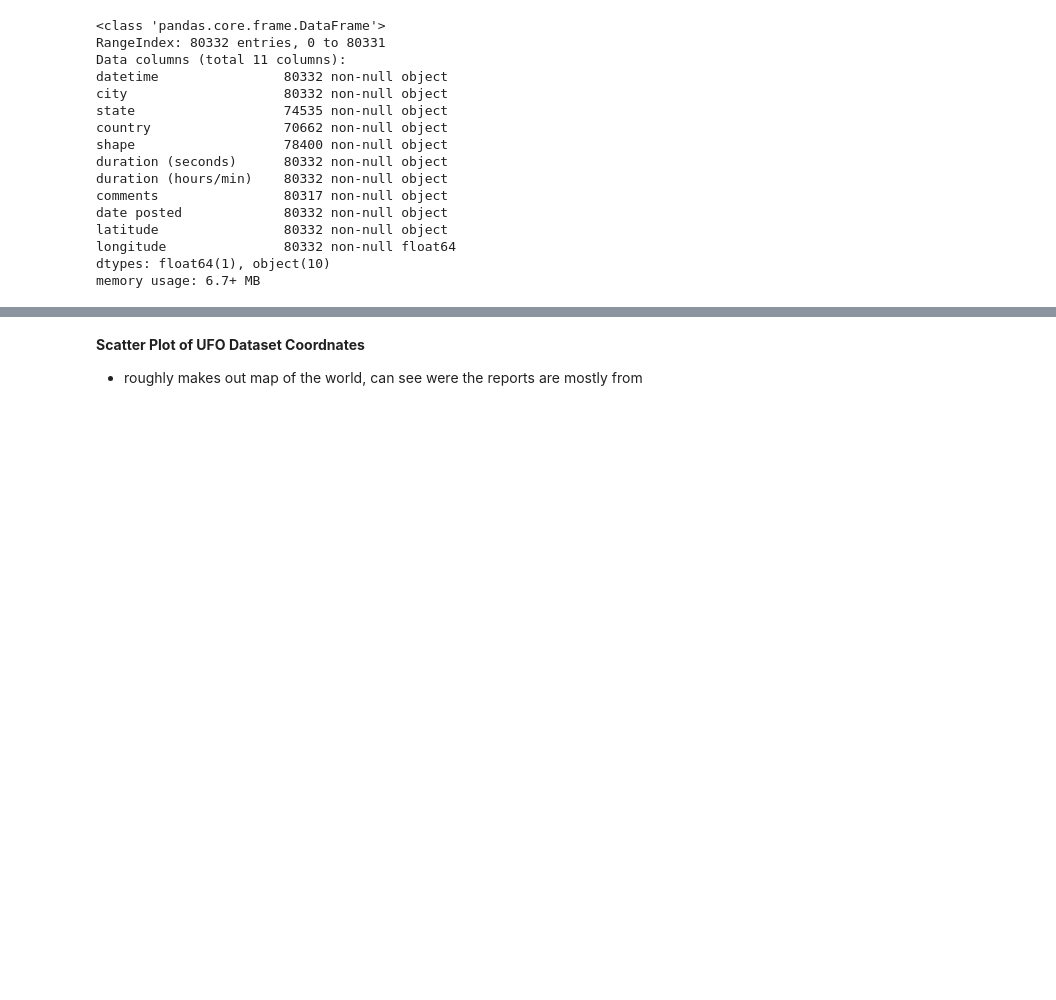
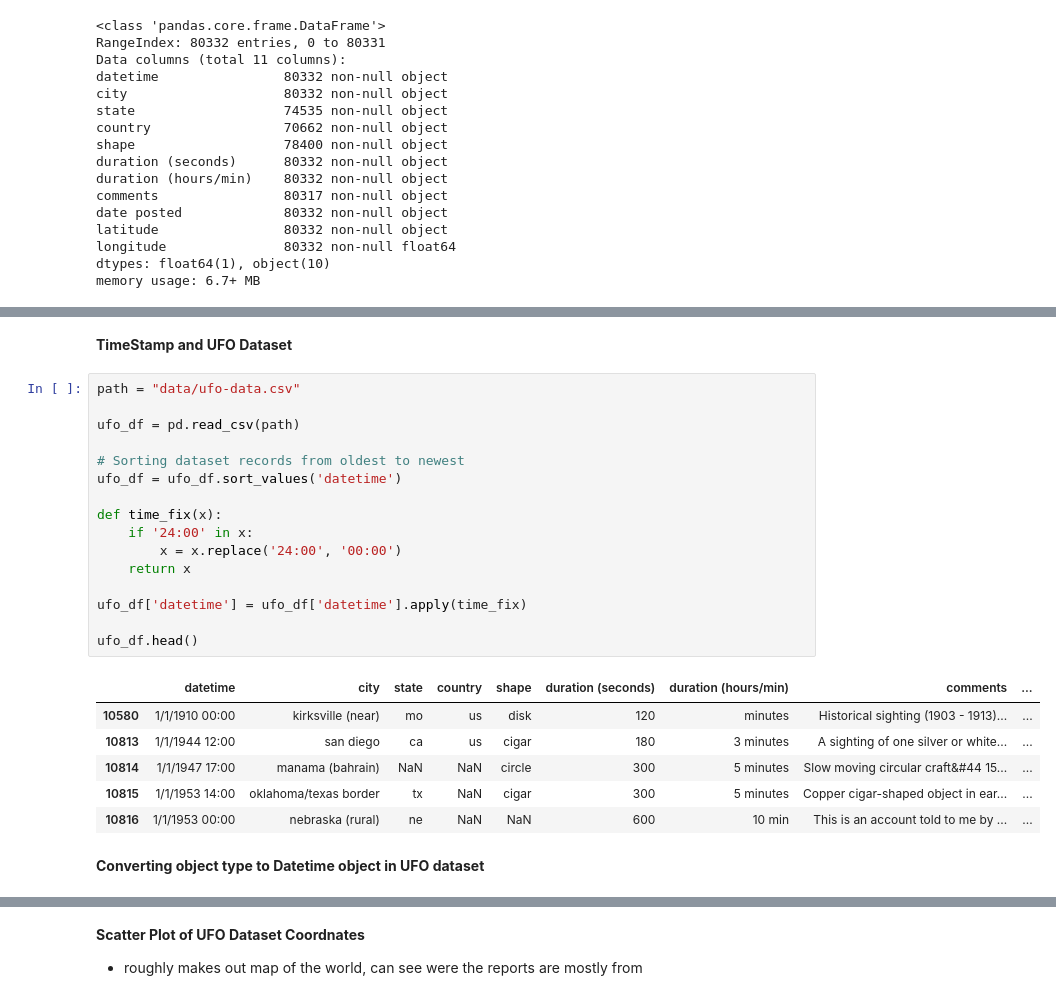
Before and after one commit to Tyler9937/Data-Science-and-Computer-Science-Fundamentals, a Jupyter notebook: Statistics Fundementals/Data Wrangling and Storytelling/Make Features.ipynb, the cells around one changed output, grey strips where cells are left out. Cells and saved outputs as stored; diff of their text form; blank space fills up the shorter version.

```diff
--- a/Statistics Fundementals/Data Wrangling and Storytelling/Make Features.ipynb
+++ b/Statistics Fundementals/Data Wrangling and Storytelling/Make Features.ipynb
@@ -150,0 +230,27 @@ ufo_df.head()
+# %% [markdown]
+**TimeStamp and UFO Dataset**
+# %%
+path = "data/ufo-data.csv"
+
+ufo_df = pd.read_csv(path)
+
+# Sorting dataset records from oldest to newest
+ufo_df = ufo_df.sort_values('datetime')
+
+def time_fix(x):
+    if '24:00' in x:
+        x = x.replace('24:00', '00:00')
+    return x
+
+ufo_df['datetime'] = ufo_df['datetime'].apply(time_fix)
+
+ufo_df.head()
+# %% [output]
+|  | datetime | city | state | country | shape | duration (seconds) | duration (hours/min) | comments | ... |
+| 10580 | 1/1/1910 00:00 | kirksville (near) | mo | us | disk | 120 | minutes | Historical sighting (1903 - 1913)... | ... |
+| 10813 | 1/1/1944 12:00 | san diego | ca | us | cigar | 180 | 3 minutes | A sighting of one silver or white... | ... |
+| 10814 | 1/1/1947 17:00 | manama (bahrain) | NaN | NaN | circle | 300 | 5 minutes | Slow moving circular craft&#44 15... | ... |
+| 10815 | 1/1/1953 14:00 | oklahoma/texas border | tx | NaN | cigar | 300 | 5 minutes | Copper cigar-shaped object in ear... | ... |
+| 10816 | 1/1/1953 00:00 | nebraska (rural) | ne | NaN | NaN | 600 | 10 min | This is an account told to me by ... | ... |
+# %% [markdown]
+**Converting object type to Datetime object in UFO dataset**
```
Also changed, not shown: parts of 15 cells of this notebook.
